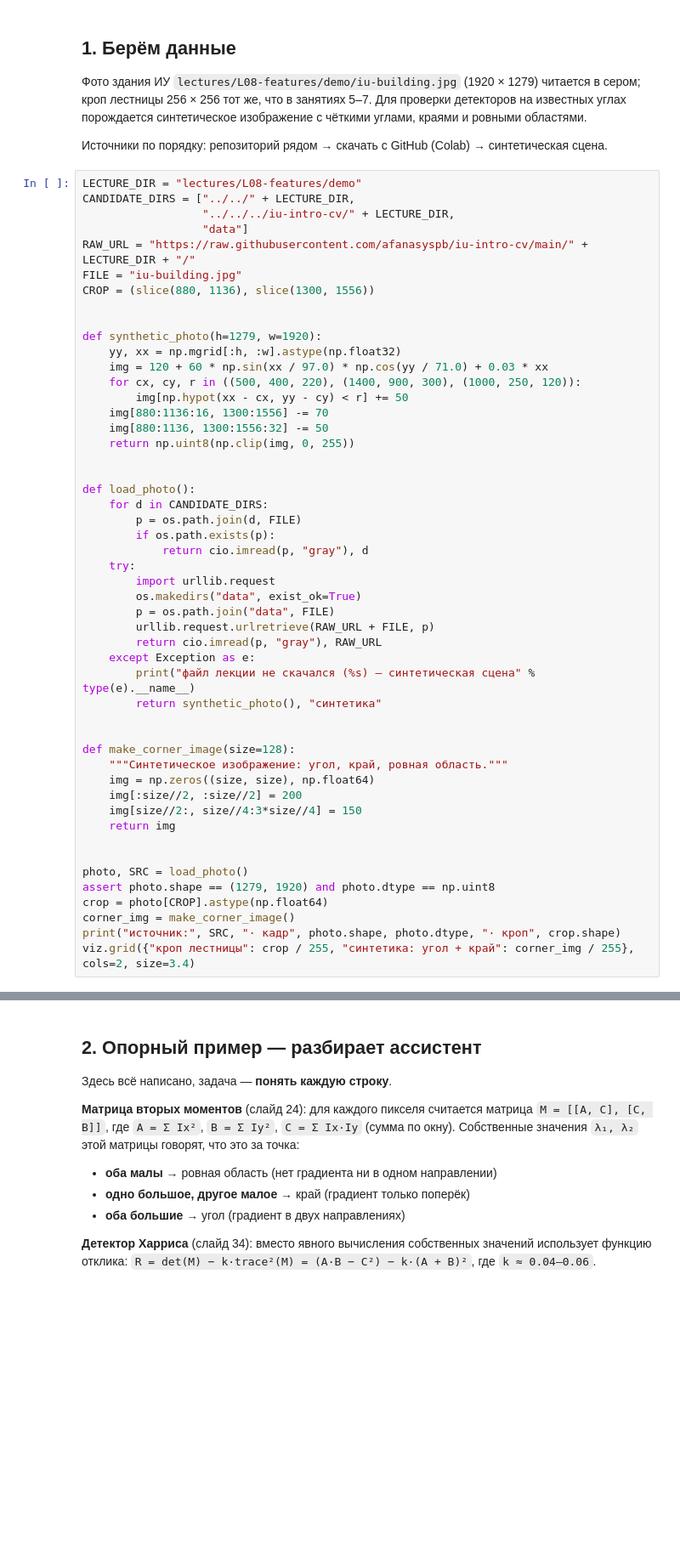
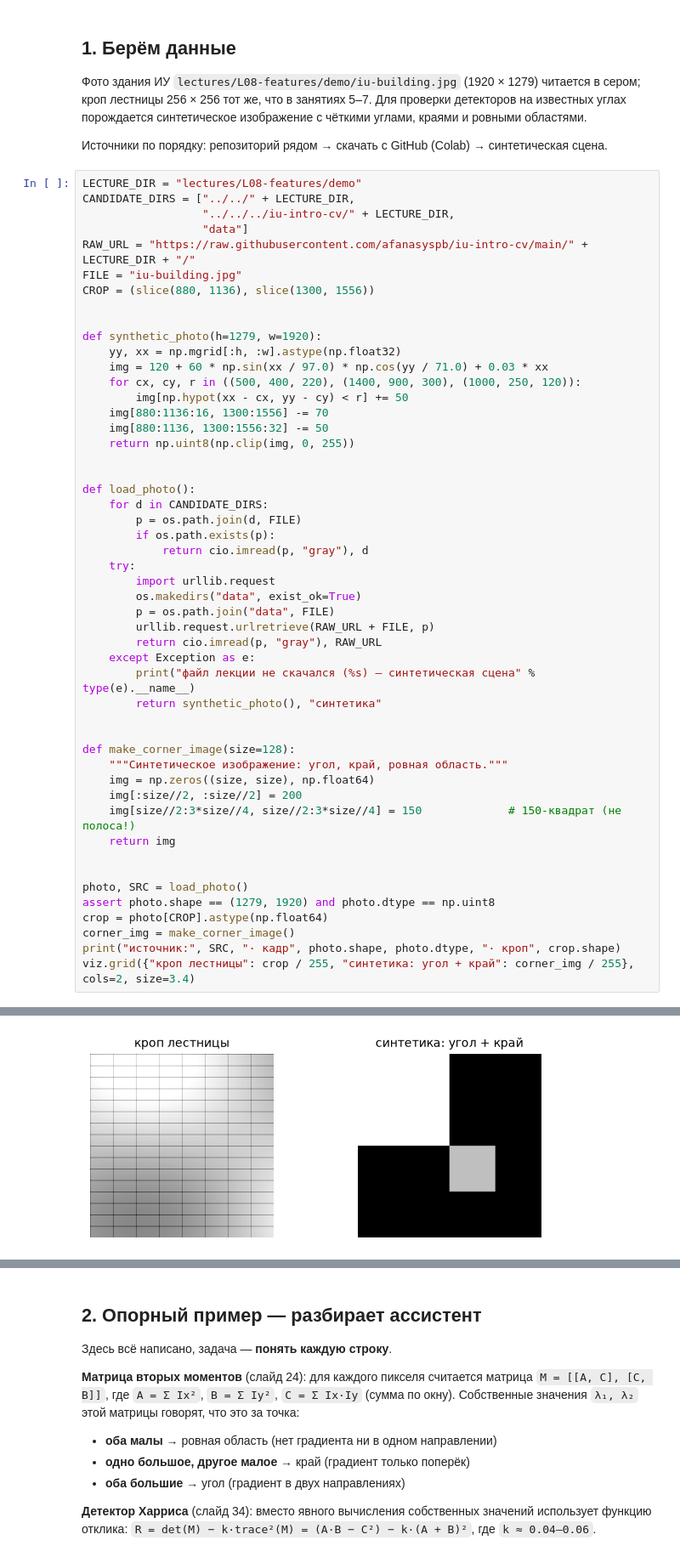
Before and after one commit to Arinapakalova/iu-intro-cv-clone, a Jupyter notebook: labs/lab08-feature/lab08.ipynb, the cells around one changed output, grey strips where cells are left out. Shown at 85% size. Drawn from its saved outputs; the diff is of its cells as text; blank space fills up the shorter version.

```diff
--- a/labs/lab08-feature/lab08.ipynb
+++ b/labs/lab08-feature/lab08.ipynb
@@ -95,7 +97,7 @@ def make_corner_image(size=128):
     """Синтетическое изображение: угол, край, ровная область."""
     img = np.zeros((size, size), np.float64)
     img[:size//2, :size//2] = 200
-    img[size//2:, size//4:3*size//4] = 150
+    img[size//2:3*size//4, size//2:3*size//4] = 150             # 150-квадрат (не полоса!)
     return img
 
 
@@ -105,3 +107,4 @@ crop = photo[CROP].astype(np.float64)
 corner_img = make_corner_image()
 print("источник:", SRC, "· кадр", photo.shape, photo.dtype, "· кроп", crop.shape)
 viz.grid({"кроп лестницы": crop / 255, "синтетика: угол + край": corner_img / 255}, cols=2, size=3.4)
+# %% [output]
@@ -107,0 +113 @@ viz.grid({"кроп лестницы": crop / 255, "синтетика: угол
+[figure, added]
```
Also changed, not shown: parts of 13 cells of this notebook, 9 other files.
